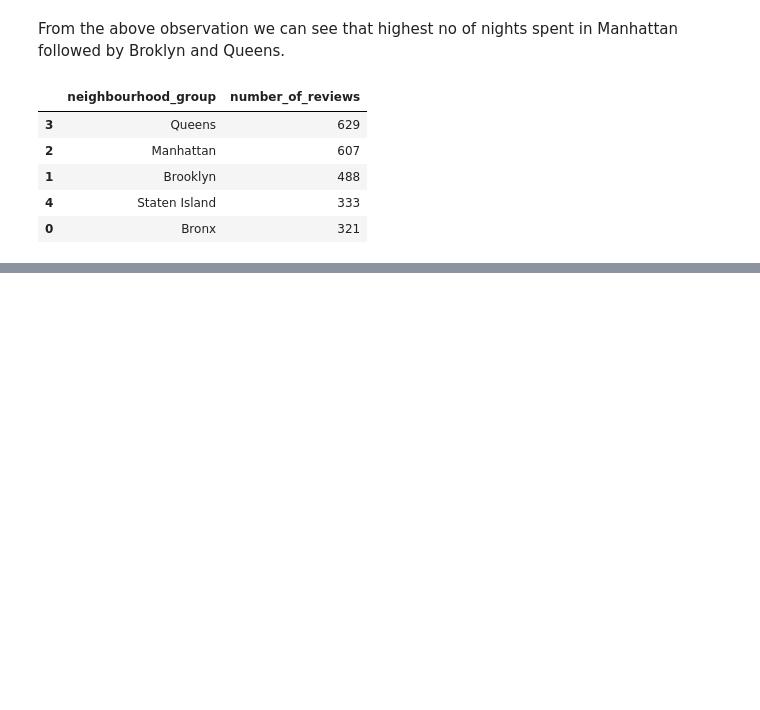
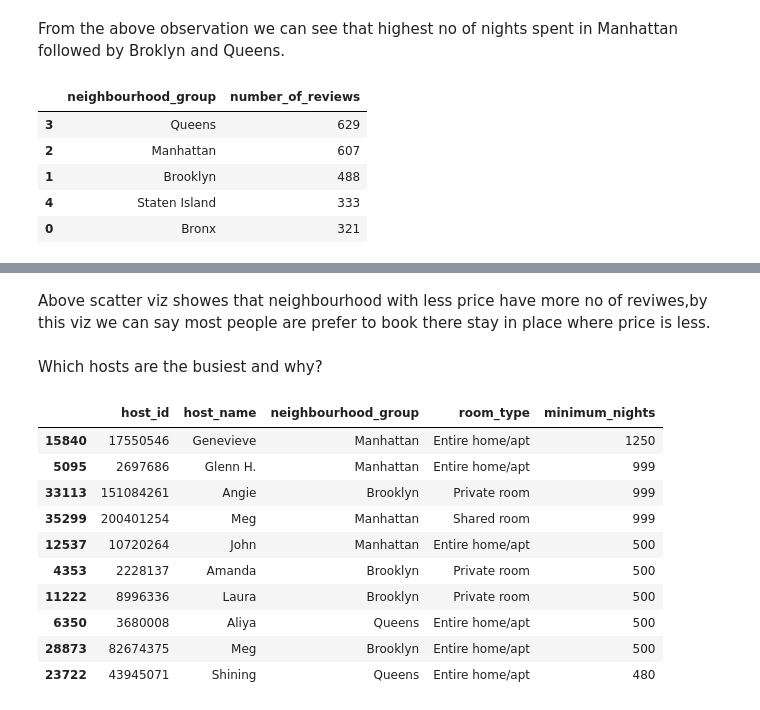
Before and after one commit to likithkumar03/Airbnb-Booking-Analysis, a Jupyter notebook: A_Likith_kumar_Airbnb_Bookings_Analysis_Capstone_Project.ipynb, the cells around one changed output, grey strips where cells are left out. Saved outputs shown, nothing was run; the diff lists cells and outputs as text; code cells hidden in the pictures; blank space fills up the shorter version.

```diff
--- a/A_Likith_kumar_Airbnb_Bookings_Analysis_Capstone_Project.ipynb
+++ b/A_Likith_kumar_Airbnb_Bookings_Analysis_Capstone_Project.ipynb
@@ -201,0 +235,19 @@ areas_reviews.sort_values(by = 'number_of_reviews',ascending =False).head()
+# %% [markdown]
+Above scatter viz showes that neighbourhood with less price have more no of reviwes,by this viz we can say most people are prefer to book there stay in place where price is less.
+# %% [markdown]
+Which hosts are the busiest and why?
+# %%
+busiest_hosts = new_non_null_df.groupby(['host_id','host_name','neighbourhood_group','room_type'])['minimum_nights'].max().reset_index()
+busiest_hosts.sort_values(by='minimum_nights',ascending=False).head(10)
+# %% [output]
+|  | host_id | host_name | neighbourhood_group | room_type | minimum_nights |
+| 15840 | 17550546 | Genevieve | Manhattan | Entire home/apt | 1250 |
+| 5095 | 2697686 | Glenn H. | Manhattan | Entire home/apt | 999 |
+| 33113 | 151084261 | Angie | Brooklyn | Private room | 999 |
+| 35299 | 200401254 | Meg | Manhattan | Shared room | 999 |
+| 12537 | 10720264 | John | Manhattan | Entire home/apt | 500 |
+| 4353 | 2228137 | Amanda | Brooklyn | Private room | 500 |
+| 11222 | 8996336 | Laura | Brooklyn | Private room | 500 |
+| 6350 | 3680008 | Aliya | Queens | Entire home/apt | 500 |
+| 28873 | 82674375 | Meg | Brooklyn | Entire home/apt | 500 |
+| 23722 | 43945071 | Shining | Queens | Entire home/apt | 480 |
```
Also changed, not shown: parts of 3 cells of this notebook.
